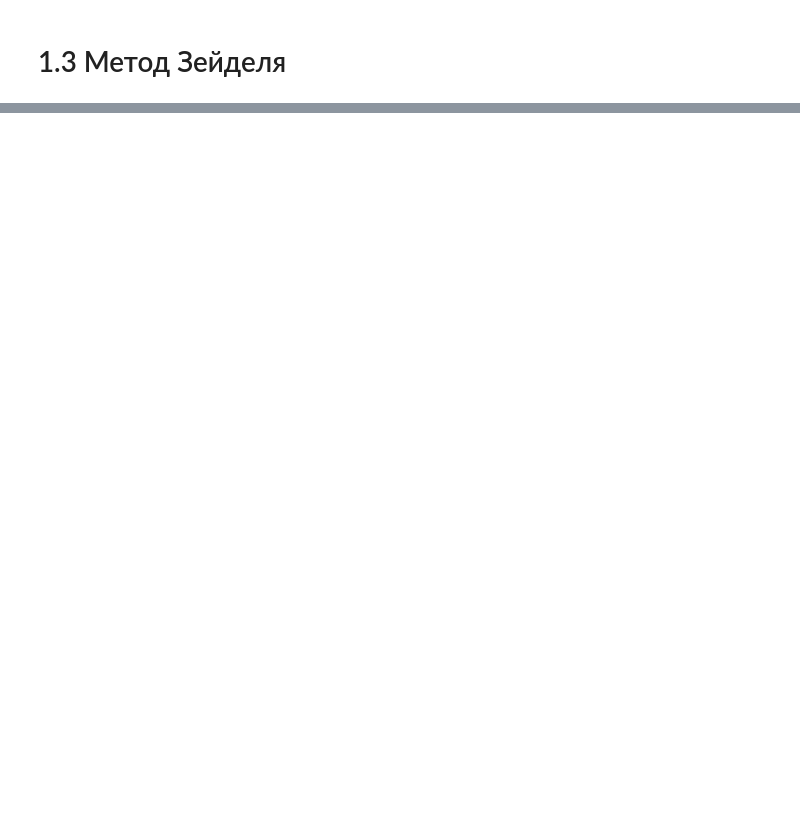
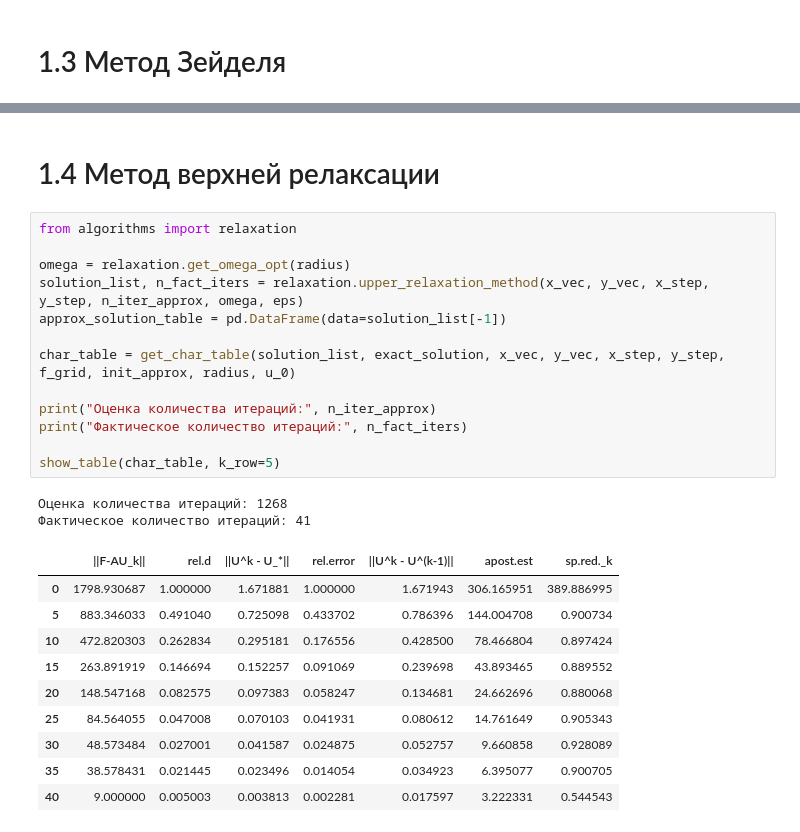
Before and after one commit to astatochek/mm-computational-workshop, a Jupyter notebook: 7-semester/note.ipynb, the cells around one changed output, grey strips where cells are left out. Cells and saved outputs as stored; diff of their text form; blank space fills up the shorter version.

```diff
--- a/7-semester/note.ipynb
+++ b/7-semester/note.ipynb
@@ -210,0 +253,28 @@ show_table(char_table, k_row=25)
+# %% [markdown]
+# 1.4 Метод верхней релаксации
+# %%
+from algorithms import relaxation
+
+omega = relaxation.get_omega_opt(radius)
+solution_list, n_fact_iters = relaxation.upper_relaxation_method(x_vec, y_vec, x_step, y_step, n_iter_approx, omega, eps)
+approx_solution_table = pd.DataFrame(data=solution_list[-1])
+
+char_table = get_char_table(solution_list, exact_solution, x_vec, y_vec, x_step, y_step, f_grid, init_approx, radius, u_0)
+
+print("Оценка количества итераций:", n_iter_approx)
+print("Фактическое количество итераций:", n_fact_iters)
+
+show_table(char_table, k_row=5)
+# %% [output]
+Оценка количества итераций: 1268
+Фактическое количество итераций: 41
+|  | ||F-AU_k|| | rel.d | ||U^k - U_*|| | rel.error | ||U^k - U^(k-1)|| | apost.est | sp.red._k |
+| 0 | 1798.930687 | 1.000000 | 1.671881 | 1.000000 | 1.671943 | 306.165951 | 389.886995 |
+| 5 | 883.346033 | 0.491040 | 0.725098 | 0.433702 | 0.786396 | 144.004708 | 0.900734 |
+| 10 | 472.820303 | 0.262834 | 0.295181 | 0.176556 | 0.428500 | 78.466804 | 0.897424 |
+| 15 | 263.891919 | 0.146694 | 0.152257 | 0.091069 | 0.239698 | 43.893465 | 0.889552 |
+| 20 | 148.547168 | 0.082575 | 0.097383 | 0.058247 | 0.134681 | 24.662696 | 0.880068 |
+| 25 | 84.564055 | 0.047008 | 0.070103 | 0.041931 | 0.080612 | 14.761649 | 0.905343 |
+| 30 | 48.573484 | 0.027001 | 0.041587 | 0.024875 | 0.052757 | 9.660858 | 0.928089 |
+| 35 | 38.578431 | 0.021445 | 0.023496 | 0.014054 | 0.034923 | 6.395077 | 0.900705 |
+| 40 | 9.000000 | 0.005003 | 0.003813 | 0.002281 | 0.017597 | 3.222331 | 0.544543 |
```
Also changed, not shown: parts of 17 cells of this notebook, 8 other files.
